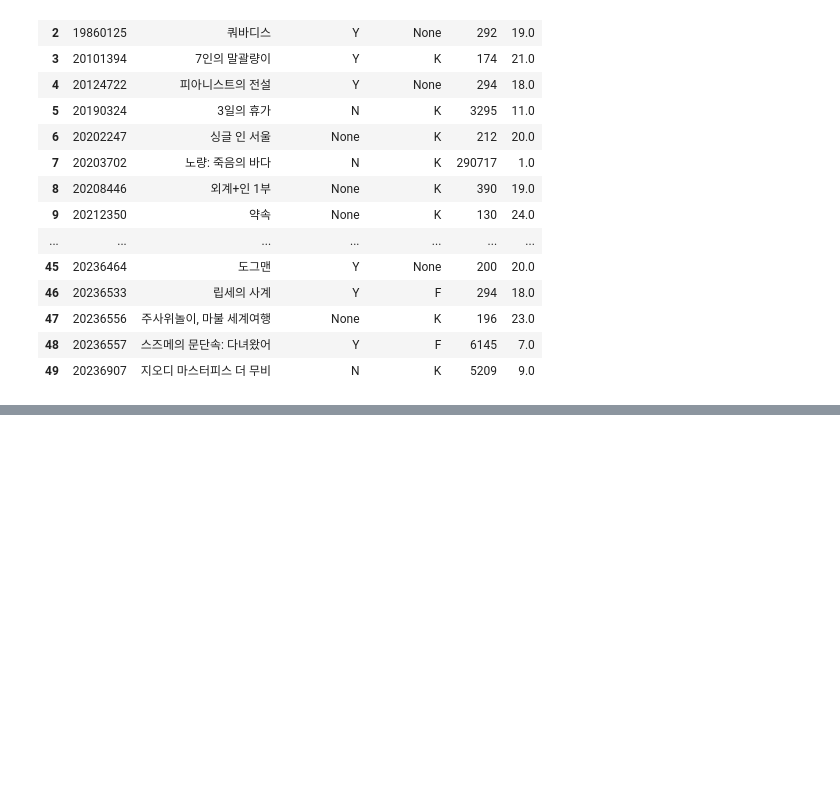
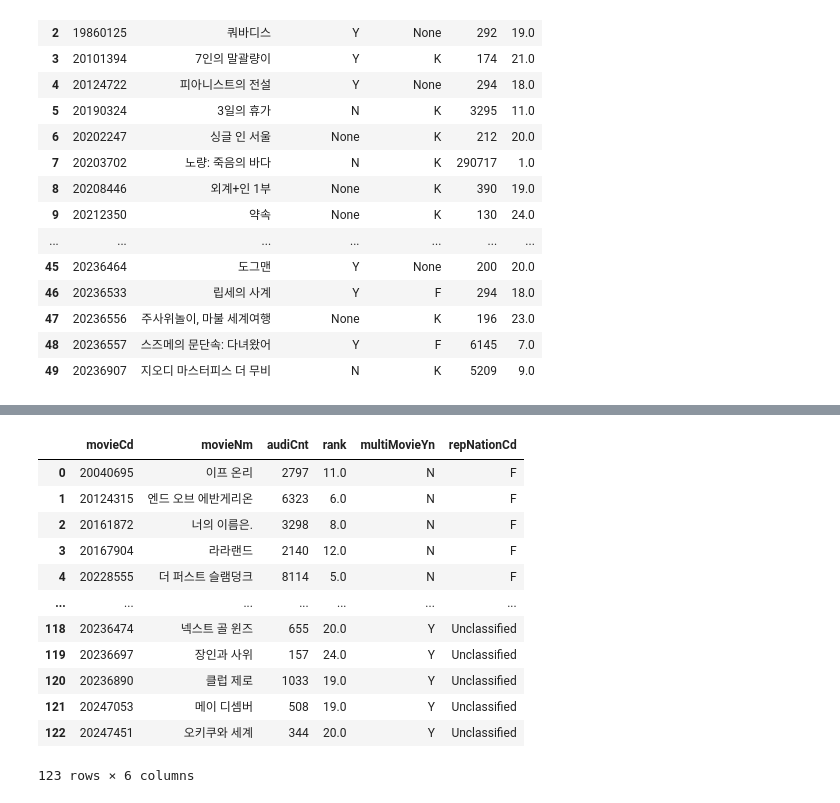
Before and after one commit to Jacob-53/movie, a Jupyter notebook: notes/Untitled.ipynb, the cells around one changed output, grey strips where cells are left out. Saved outputs shown, nothing was run; the diff lists cells and outputs as text; code cells hidden in the pictures; blank space fills up the shorter version.

```diff
--- a/notes/Untitled.ipynb
+++ b/notes/Untitled.ipynb
@@ -313,0 +314,20 @@ df
+# %%
+path2 = "/home/jacob/data/movie_after/meta/meta.parquet"
+path3 = "/home/jacob/data/movie_after/dailyboxoffice/dt=20240301"
+dataset = ds.dataset(path3, format="parquet", partitioning="hive")
+df = dataset.to_table().to_pandas()
+df
+# %% [output]
+|  | movieCd | movieNm | audiCnt | rank | multiMovieYn | repNationCd |
+| 0 | 20040695 | 이프 온리 | 2797 | 11.0 | N | F |
+| 1 | 20124315 | 엔드 오브 에반게리온 | 6323 | 6.0 | N | F |
+| 2 | 20161872 | 너의 이름은. | 3298 | 8.0 | N | F |
+| 3 | 20167904 | 라라랜드 | 2140 | 12.0 | N | F |
+| 4 | 20228555 | 더 퍼스트 슬램덩크 | 8114 | 5.0 | N | F |
+| ... | ... | ... | ... | ... | ... | ... |
+| 118 | 20236474 | 넥스트 골 윈즈 | 655 | 20.0 | Y | Unclassified |
+| 119 | 20236697 | 장인과 사위 | 157 | 24.0 | Y | Unclassified |
+| 120 | 20236890 | 클럽 제로 | 1033 | 19.0 | Y | Unclassified |
+| 121 | 20247053 | 메이 디셈버 | 508 | 19.0 | Y | Unclassified |
+| 122 | 20247451 | 오키쿠와 세계 | 344 | 20.0 | Y | Unclassified |
+123 rows × 6 columns
```
Also changed, not shown: parts of 5 cells of this notebook, 2 other files.
